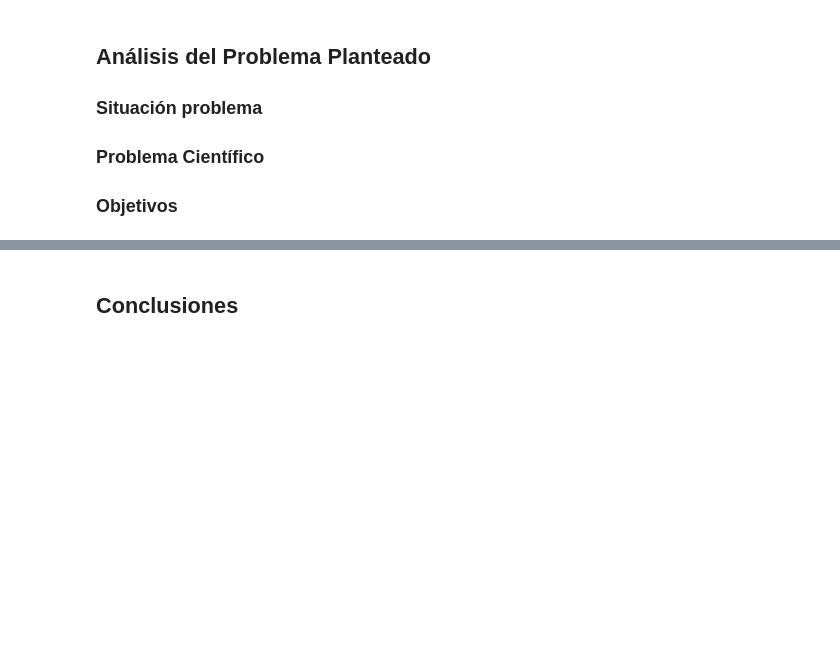
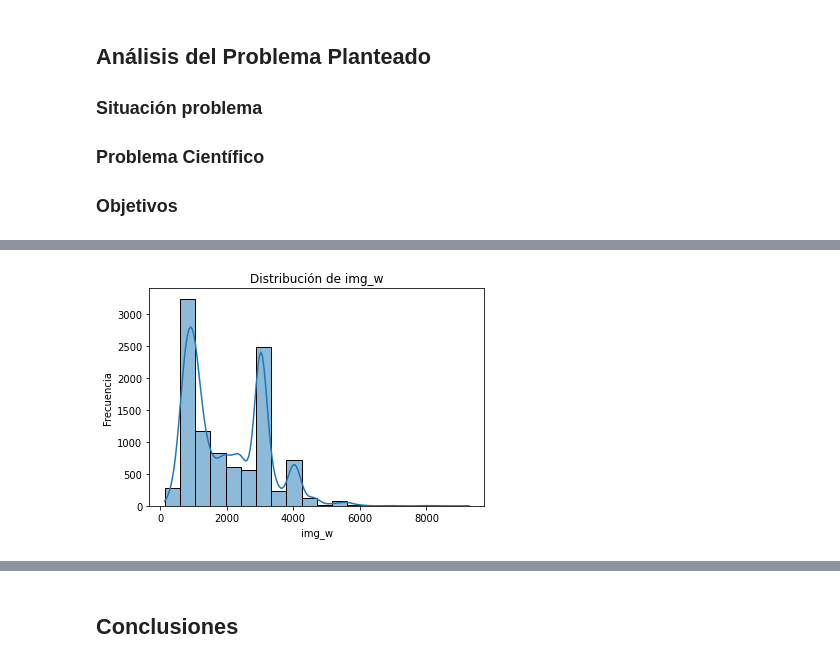
Before and after one commit to MaIsabelSolano/UVG_Data-Science_Proyecto, a Jupyter notebook: Analisis.ipynb, the cells around one changed output, grey strips where cells are left out. Drawn from its saved outputs; the diff is of its cells as text; code cells hidden in the pictures; blank space fills up the shorter version.

Commit message:
cleaned data

```diff
--- a/Analisis.ipynb
+++ b/Analisis.ipynb
@@ -86,0 +91,3 @@ Guatemala enfrenta varios problemas relacionados con la salud y el medio ambient
+# %%
+# Lectura de datos
+data = pd.read_csv("phase2_train_v0.csv")
@@ -86,0 +147,9 @@ Guatemala enfrenta varios problemas relacionados con la salud y el medio ambient
+# %%
+# Distribución de variables numéricas usando histogramas:
+sns.histplot(data['img_w'], bins=20, kde=True)
+plt.title('Distribución de img_w')
+plt.xlabel('img_w')
+plt.ylabel('Frecuencia')
+plt.show()
+# %% [output]
+[figure, added]
```
Also changed, not shown: parts of 25 cells of this notebook.
